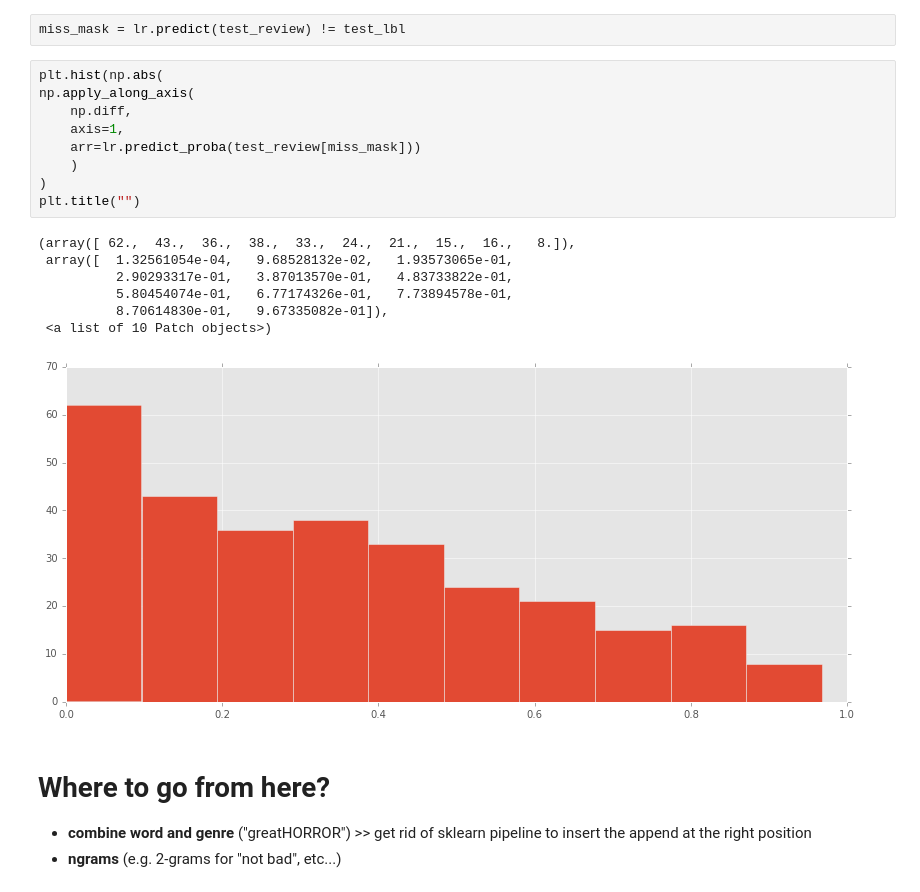
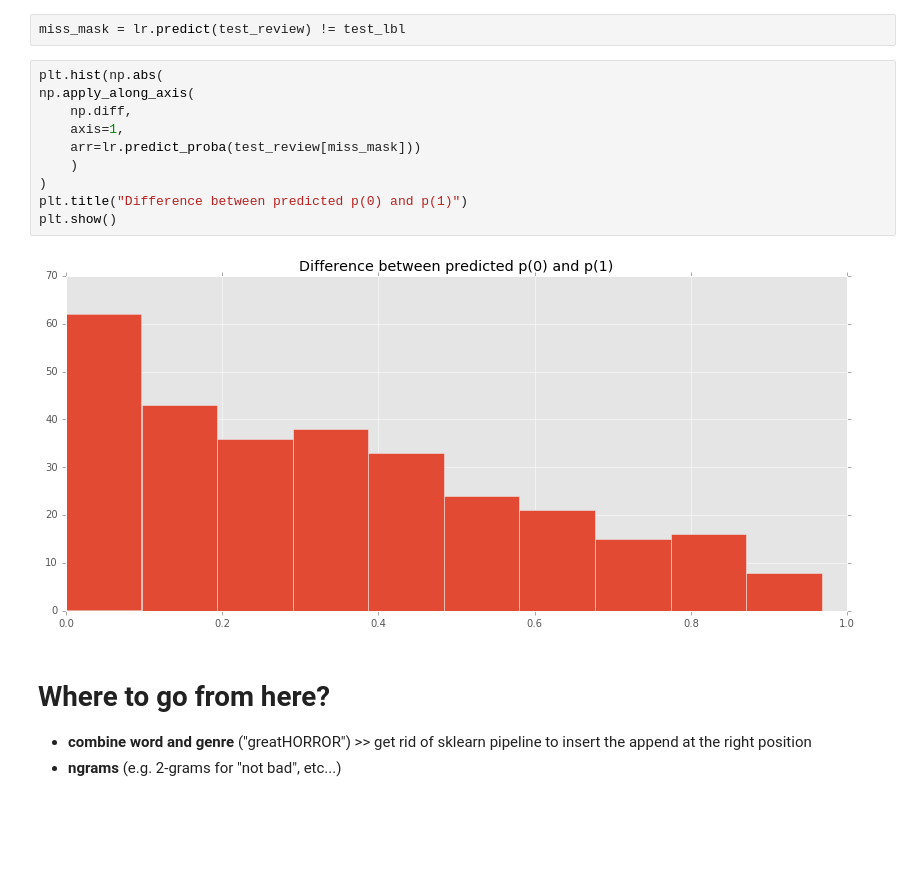
Before and after one commit to JoshuaGoerner/AppleSilverLords, a Jupyter notebook: notebooks/This is where the magic happens.ipynb, the cells around one changed output. Cells and saved outputs as stored; diff of their text form; blank space fills up the shorter version.

```diff
--- a/notebooks/This is where the magic happens.ipynb
+++ b/notebooks/This is where the magic happens.ipynb
@@ -187,20 +187,15 @@ miss_mask = lr.predict(test_review) != test_lbl
 # %%
 plt.hist(np.abs(
 np.apply_along_axis(
     np.diff,
     axis=1,
     arr=lr.predict_proba(test_review[miss_mask]))
     )
 )
-plt.title("")
+plt.title("Difference between predicted p(0) and p(1)")
+plt.show()
 # %% [output]
-(array([ 62.,  43.,  36.,  38.,  33.,  24.,  21.,  15.,  16.,   8.]),
- array([  1.32561054e-04,   9.68528132e-02,   1.93573065e-01,
-          2.90293317e-01,   3.87013570e-01,   4.83733822e-01,
-          5.80454074e-01,   6.77174326e-01,   7.73894578e-01,
-          8.70614830e-01,   9.67335082e-01]),
- <a list of 10 Patch objects>)
-[figure, old version]
+[figure, new version]
 # %% [markdown]
 # Where to go from here?
 - **combine word and genre** ("greatHORROR") >> get rid of sklearn pipeline to insert the append at the right position
```
